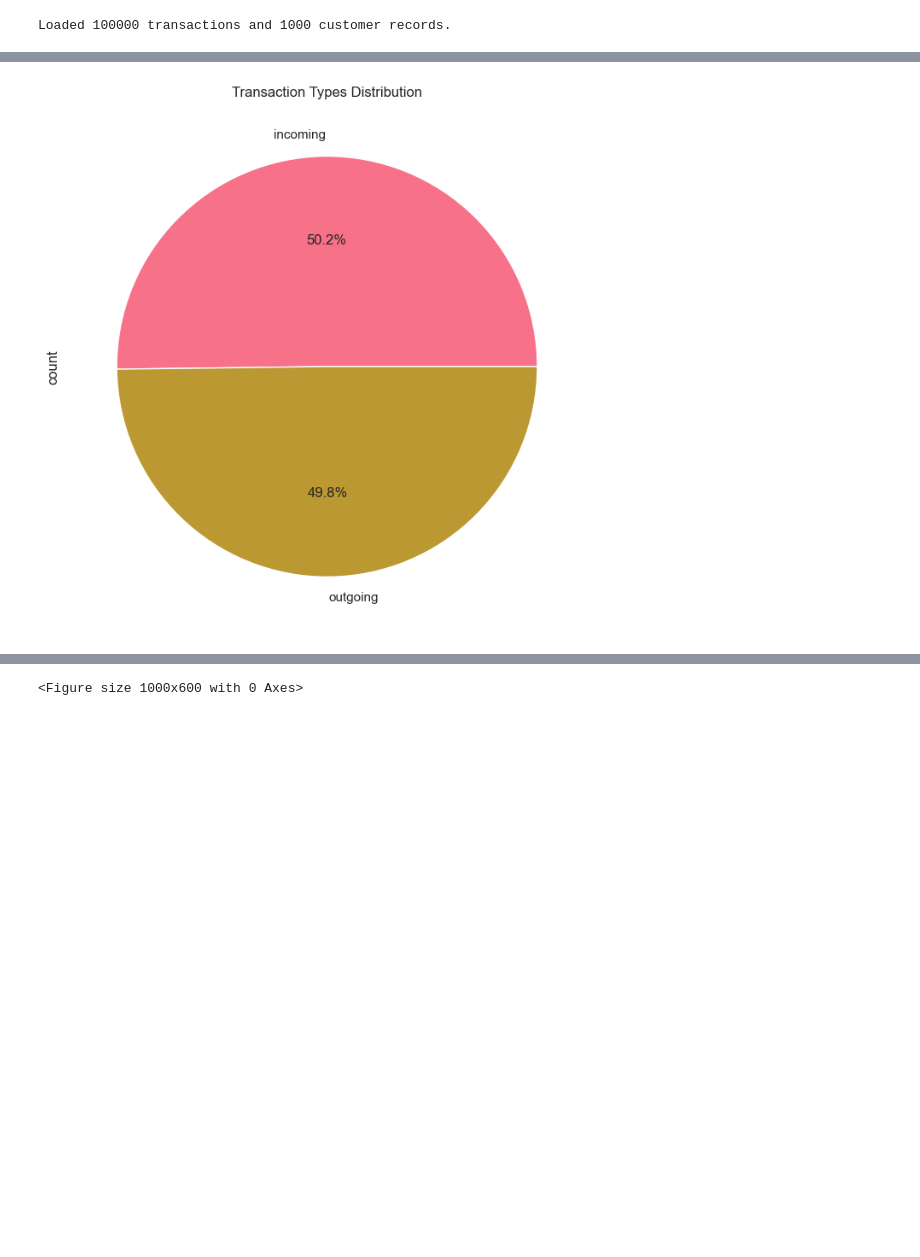
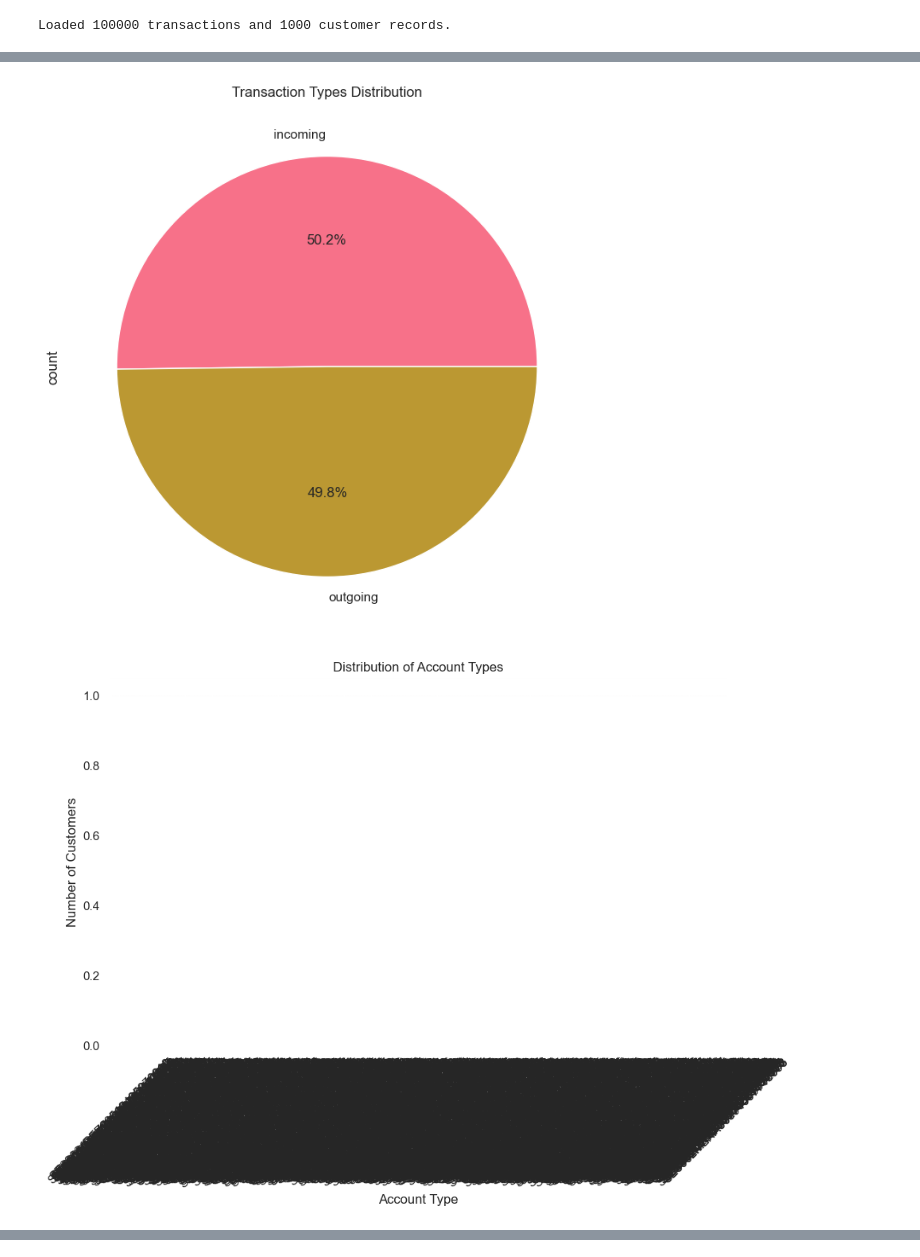
Before and after one commit to LucyVers/ProjectAssignment_Workflow_With_Automated_Routines_for_Data, a Jupyter notebook: notebooks/data_quality_validation.ipynb, the cells around one changed output, grey strips where cells are left out. Saved outputs shown, nothing was run; the diff lists cells and outputs as text; code cells hidden in the pictures; blank space fills up the shorter version.

Commit message:
Data validation implementation and documentation updates - Implemented validation checks, updated visualizations and daily logs

```diff
--- a/notebooks/data_quality_validation.ipynb
+++ b/notebooks/data_quality_validation.ipynb
@@ -33,32 +33,33 @@ Loaded 100000 transactions and 1000 customer records.
 # 1. Transaction Amount Distribution
 plt.figure(figsize=(10, 6))
 sns.histplot(data=transactions_df, x='amount', bins=50)
 plt.title('Distribution of Transaction Amounts')
 plt.xlabel('Transaction Amount')
 plt.ylabel('Count')
 plt.show()
 
 # 2. Transaction Types Breakdown
 plt.figure(figsize=(8, 8))
 transactions_df['transaction_type'].value_counts().plot(kind='pie', autopct='%1.1f%%')
 plt.title('Transaction Types Distribution')
 plt.show()
 
-# 3. Customer Account Types
+# 3. Customer Account Types (Korrigerad)
 plt.figure(figsize=(10, 6))
-customers_df['account_type'].value_counts().plot(kind='bar')
+customers_df['BankAccount'].value_counts().plot(kind='bar')  # Ändrat från 'account_type' till 'BankAccount'
 plt.title('Distribution of Account Types')
 plt.xlabel('Account Type')
 plt.ylabel('Number of Customers')
 plt.xticks(rotation=45)
 plt.show()
 
 # 4. Basic Statistics
 print("\nTransaction Amount Statistics:")
 print(transactions_df['amount'].describe())
 
 print("\nNumber of Transactions per Type:")
 print(transactions_df['transaction_type'].value_counts())
 # %% [output]
 [figure]
 [figure]
+[figure, added]
@@ -66 +81,0 @@ KeyError: 'account_type'
-<Figure size 1000x600 with 0 Axes>
```
Also changed, not shown: parts of 6 cells of this notebook, 2 other files.
